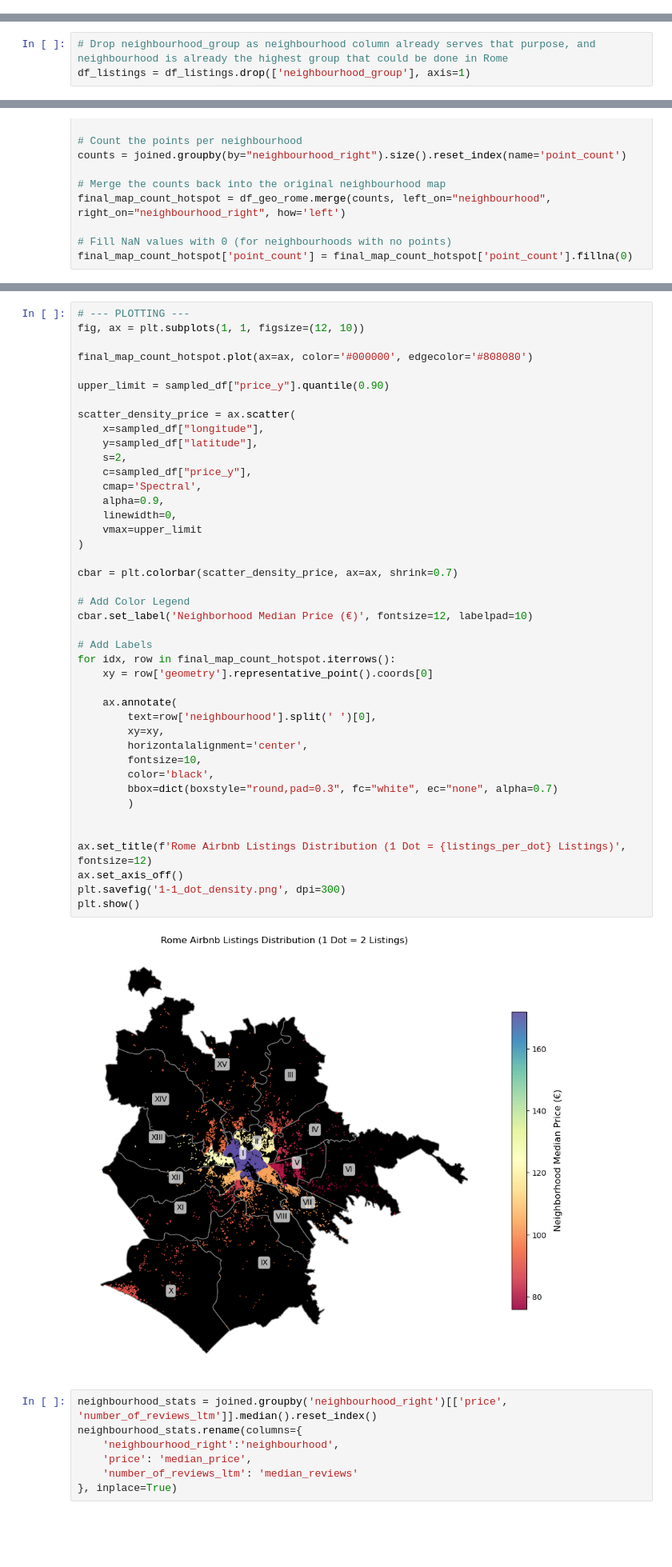
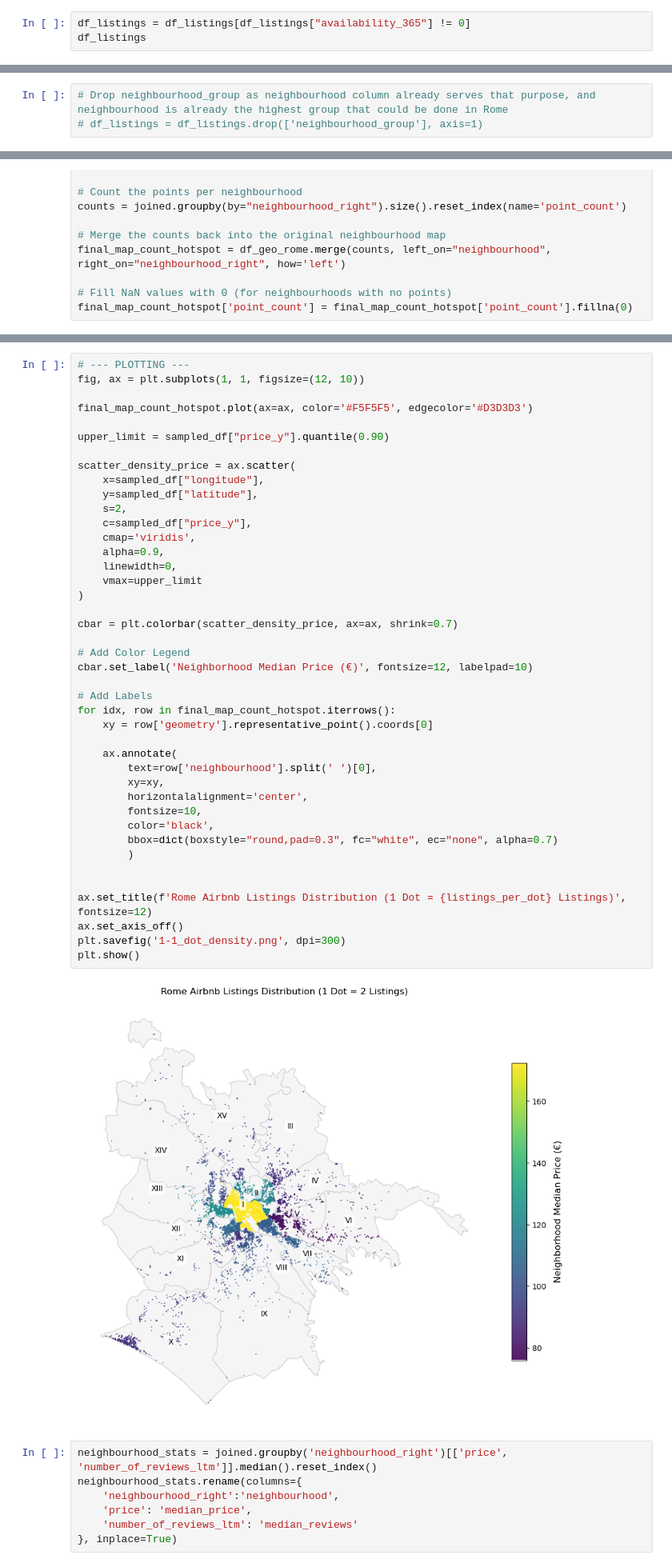
Before and after one commit to azrielortega/Rome_BNB_Data, a Jupyter notebook: RomeAirBnb.ipynb, the cells around one changed output, grey strips where cells are left out. Shown at 80% size. Saved outputs shown, nothing was run; the diff lists cells and outputs as text; blank space fills up the shorter version.

```diff
--- a/RomeAirBnb.ipynb
+++ b/RomeAirBnb.ipynb
@@ -263,3 +265,6 @@ minimum_nights
 80         1
 280        1
 Name: count, dtype: int64
+# %%
+df_listings = df_listings[df_listings["availability_365"] != 0]
+df_listings
@@ -343,6 +374,6 @@ df_listings
 # %%
 # Drop neighbourhood_group as neighbourhood column already serves that purpose, and neighbourhood is already the highest group that could be done in Rome
-df_listings = df_listings.drop(['neighbourhood_group'], axis=1)
+# df_listings = df_listings.drop(['neighbourhood_group'], axis=1)
 # %%
 # final count
 df_listings.isna().sum()
@@ -516,7 +560,7 @@ sampled_df
 # --- PLOTTING ---
 fig, ax = plt.subplots(1, 1, figsize=(12, 10))
 
-final_map_count_hotspot.plot(ax=ax, color='#000000', edgecolor='#808080')
+final_map_count_hotspot.plot(ax=ax, color='#F5F5F5', edgecolor='#D3D3D3')
 
 upper_limit = sampled_df["price_y"].quantile(0.90)
 
@@ -525,37 +569,37 @@ scatter_density_price = ax.scatter(
     y=sampled_df["latitude"],
     s=2,
     c=sampled_df["price_y"],
-    cmap='Spectral',
+    cmap='viridis',
     alpha=0.9,
     linewidth=0,
     vmax=upper_limit
 )
 
 cbar = plt.colorbar(scatter_density_price, ax=ax, shrink=0.7)
 
 # Add Color Legend
 cbar.set_label('Neighborhood Median Price (€)', fontsize=12, labelpad=10)
 
 # Add Labels
 for idx, row in final_map_count_hotspot.iterrows():
     xy = row['geometry'].representative_point().coords[0]
 
     ax.annotate(
         text=row['neighbourhood'].split(' ')[0],
         xy=xy,
         horizontalalignment='center',
         fontsize=10,
         color='black',
         bbox=dict(boxstyle="round,pad=0.3", fc="white", ec="none", alpha=0.7)
         )
 
 
 ax.set_title(f'Rome Airbnb Listings Distribution (1 Dot = {listings_per_dot} Listings)', fontsize=12)
 ax.set_axis_off()
 plt.savefig('1-1_dot_density.png', dpi=300)
 plt.show()
 # %% [output]
-[figure, old version]
+[figure, new version]
 # %%
 neighbourhood_stats = joined.groupby('neighbourhood_right')[['price', 'number_of_reviews_ltm']].median().reset_index()
 neighbourhood_stats.rename(columns={
```
Also changed, not shown: parts of 28 cells of this notebook, 11 other files.
